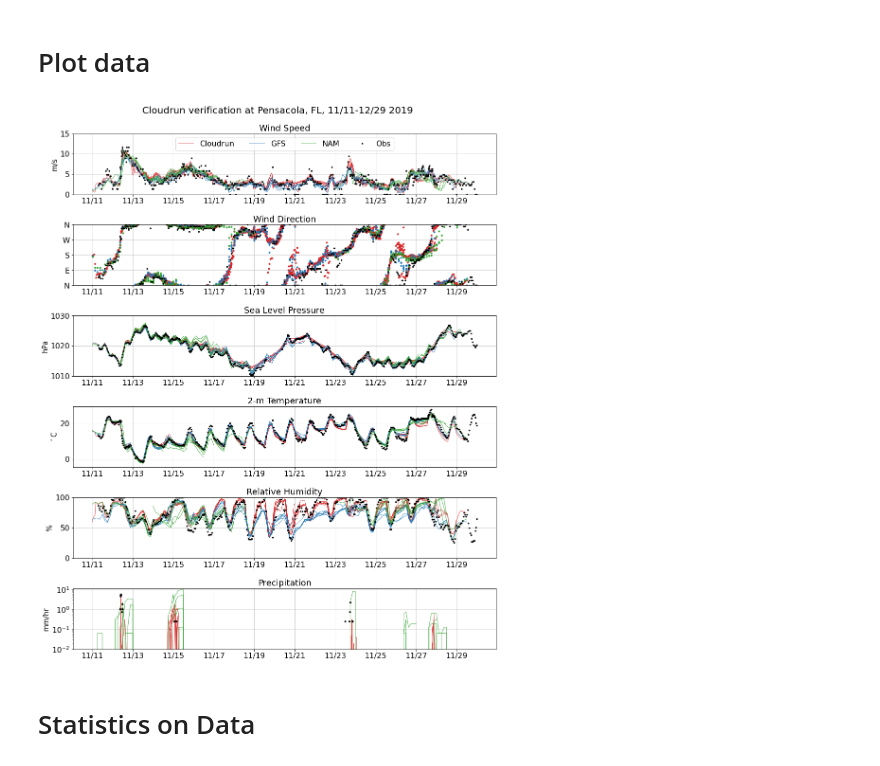
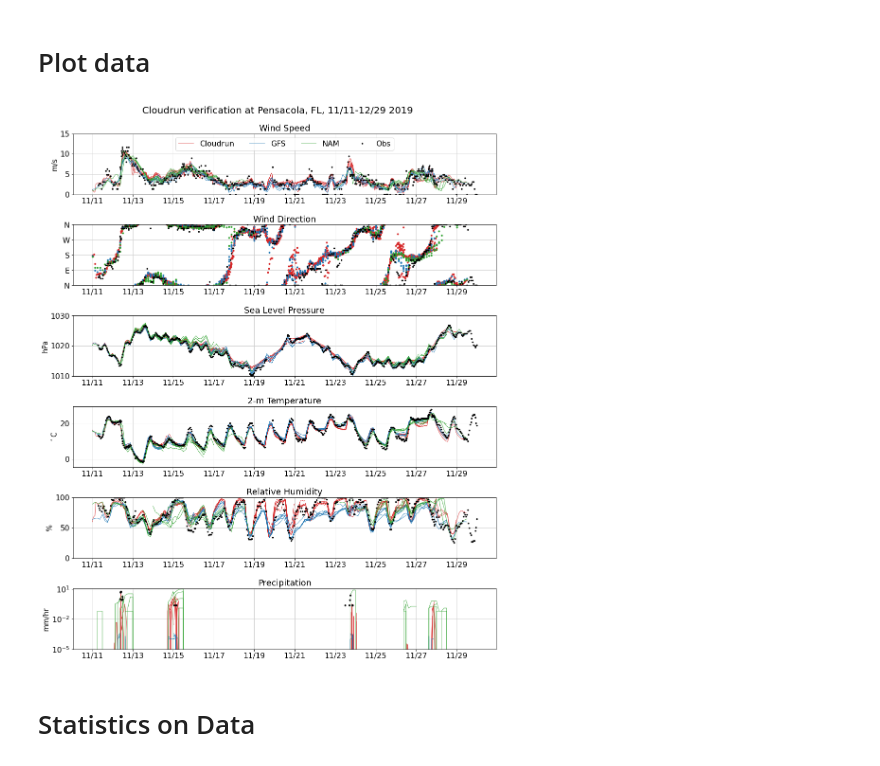
Before and after one commit to cloudruninc/pensacola-verification, a Jupyter notebook: Cloudrun_Pensacola.ipynb, the cells around one changed output. Drawn from its saved outputs; the diff is of its cells as text; code cells hidden in the pictures.

Commit message:
small updates to the plots

```diff
--- a/Cloudrun_Pensacola.ipynb
+++ b/Cloudrun_Pensacola.ipynb
@@ -219,7 +219,7 @@ for n in range(len(variables)):
             ax[n].semilogy(nam[i].time, nam[i][variables[n]], c='tab:green', lw=LINEWIDTH)
 
         ax[n].semilogy(obs.time, obs[variables[n]], 'k.', ms=6)
-        ax[n].set_ylim([1e-2, 1.1e1])
+        ax[n].set_ylim([1e-5, 1.1e1])
 
     else:
 
@@ -231,34 +231,34 @@ for n in range(len(variables)):
             ax[n].plot(gfs[i].time, gfs[i][variables[n]], c='tab:blue', lw=0 if variables[n] == 'wind_dir' else LINEWIDTH,
                    marker = '.' if variables[n] == 'wind_dir' else None, label='GFS' if i == 0 else None)
 
         for i in range(len(nam)):
             ax[n].plot(nam[i].time, nam[i][variables[n]], c='tab:green', lw=0 if variables[n] == 'wind_dir' else LINEWIDTH,
                    marker = '.' if variables[n] == 'wind_dir' else None, label='NAM' if i == 0 else None)
 
         ax[n].plot(obs.time, obs[variables[n]], 'k.', ms=5, label = 'Obs' if n == 0 else None)
 
     ax[n].set_title(titles[n], fontsize = 18)
     ax[n].xaxis.set_major_formatter(myFmt)
     ax[n].set_ylabel(ylabels_[n], fontsize = 15)
     ax[n].grid(c='0.8')
     ax[n].tick_params(labelsize=16)
 
     if variables[n] == 'wind_dir':
         ax[n].set_ylim(0, 360)
         ax[n].set_yticks([0, 90, 180, 270, 360])
         ax[n].set_yticklabels(['N', 'E', 'S', 'W', 'N'])
 
 ax[0].set_ylim(0, 15)
 ax[2].set_ylim(1010, 1030)
 ax[4].set_ylim(0, 100)
 
 handles, labels = ax[0].get_legend_handles_labels()
 ax[0].legend(handles, labels, loc='upper center', ncol=4, prop={'size': 16})
 plt.subplots_adjust(hspace=0.5)
 fig.suptitle('Cloudrun verification at Pensacola, FL, 11/11-12/29 2019', fontsize=20, y =.92)
 plt.savefig('cloudrun_pensacola_timeseries.png', dpi=300, facecolor='white', bbox_inches='tight')
 # %% [output]
-[figure, old version]
+[figure, new version]
 # %% [markdown]
 # Statistics on Data
 # %%
```
Also changed, not shown: parts of 3 cells of this notebook.
